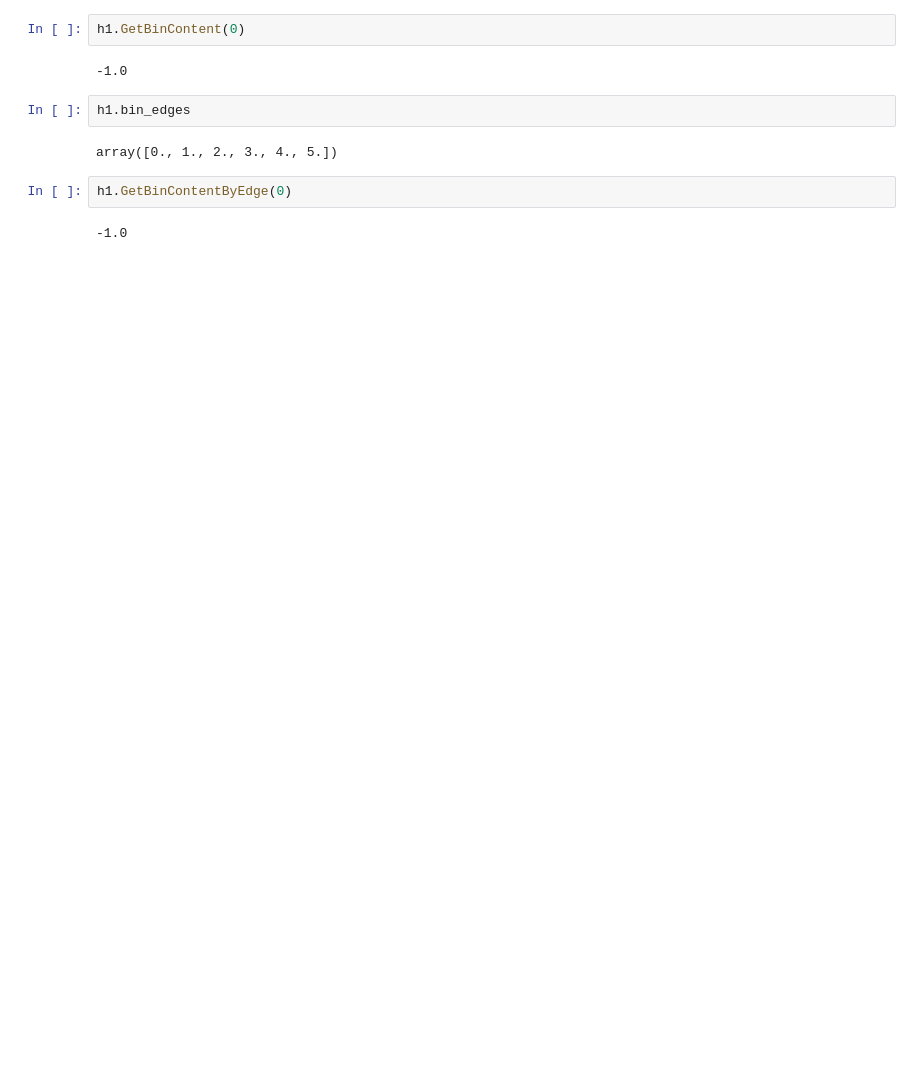
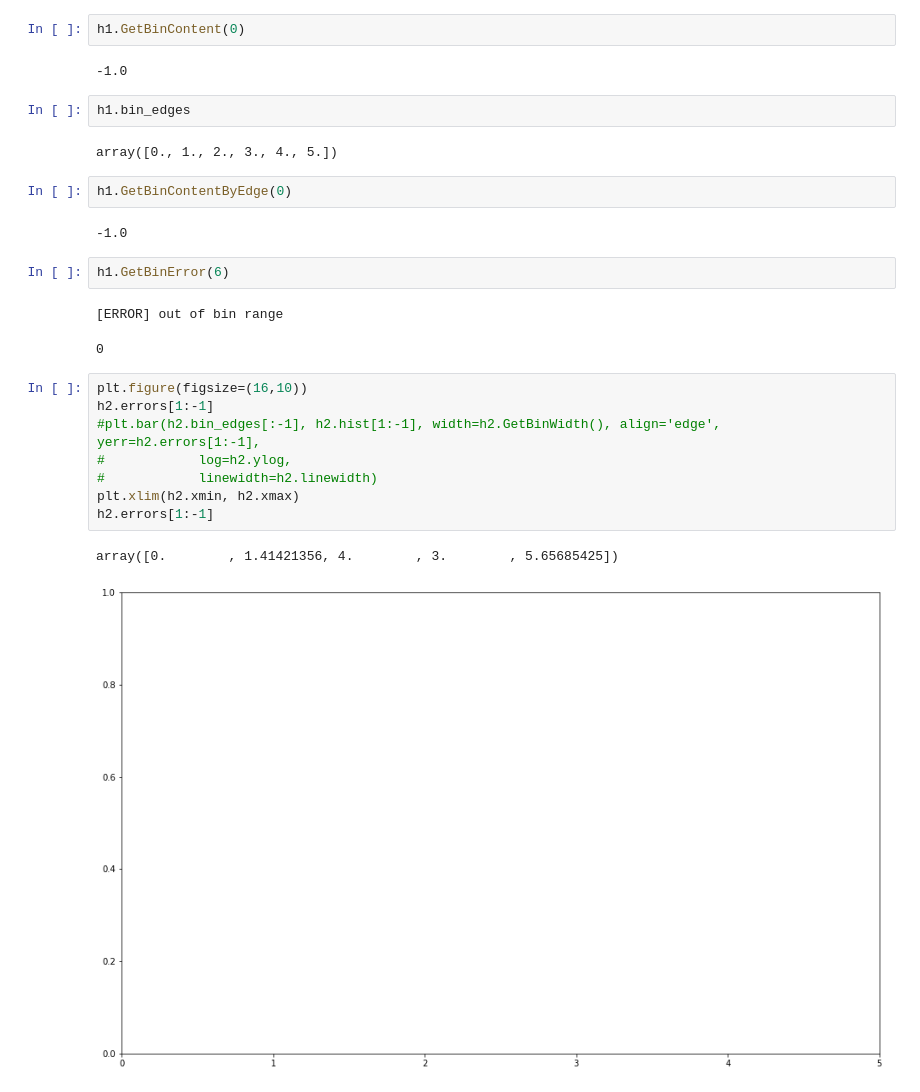
Before and after one commit to chinleock/statXPlot, a Jupyter notebook: notebook/demo.ipynb, the cells around one changed output. Drawn from its saved outputs; the diff is of its cells as text; blank space fills up the shorter version.

```diff
--- a/notebook/demo.ipynb
+++ b/notebook/demo.ipynb
@@ -75,3 +83,19 @@ array([0., 1., 2., 3., 4., 5.])
 h1.GetBinContentByEdge(0)
 # %% [output]
 -1.0
+# %%
+h1.GetBinError(6)
+# %% [output]
+[ERROR] out of bin range
+0
+# %%
+plt.figure(figsize=(16,10))
+h2.errors[1:-1]
+#plt.bar(h2.bin_edges[:-1], h2.hist[1:-1], width=h2.GetBinWidth(), align='edge', yerr=h2.errors[1:-1],
+#            log=h2.ylog,
+#            linewidth=h2.linewidth)
+plt.xlim(h2.xmin, h2.xmax)
+h2.errors[1:-1]
+# %% [output]
+array([0.        , 1.41421356, 4.        , 3.        , 5.65685425])
+[figure, added]
```
Also changed, not shown: parts of 8 cells of this notebook, 4 other files.
